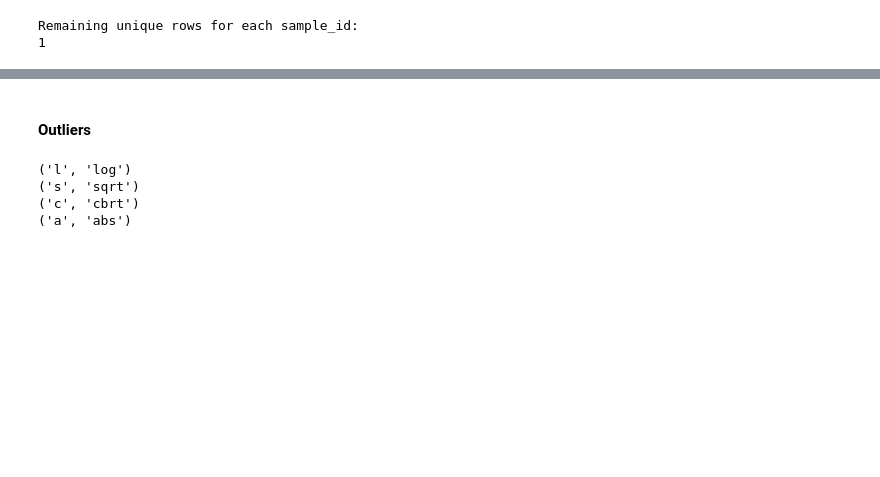
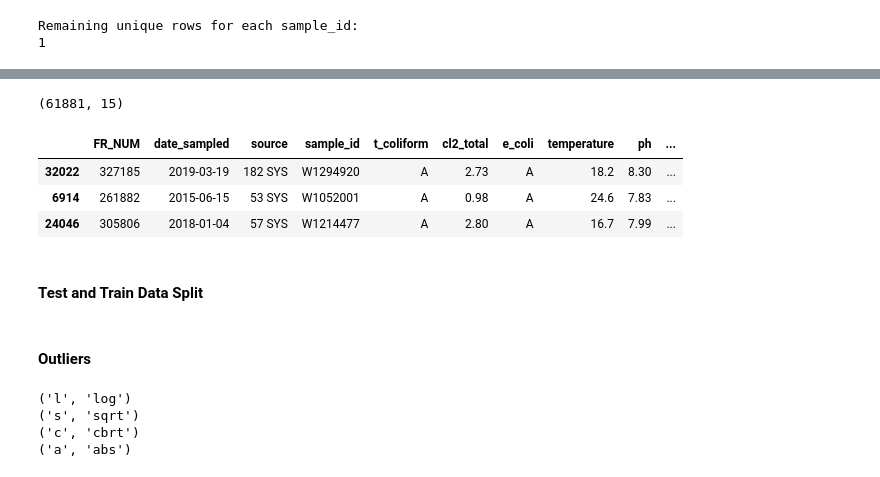
Before and after one commit to Oscar-Gil-Data/Monitoring-of-Indicator-Bacteria-in-Drinking-Water, a Jupyter notebook: Data SD - Monitoring of Indicator Bacteria in Drinking Water.ipynb, the cells around one changed output, grey strips where cells are left out. Drawn from its saved outputs; the diff is of its cells as text; code cells hidden in the pictures; blank space fills up the shorter version.

Commit message:
dummies, ph_ranges

```diff
--- a/Data SD - Monitoring of Indicator Bacteria in Drinking Water.ipynb
+++ b/Data SD - Monitoring of Indicator Bacteria in Drinking Water.ipynb
@@ -243,3 +282,11 @@ df.sort_values(['date_sampled', 'FR_NUM'], ascending=[True, True], inplace=True)
 # %%
 # reset index, drop original index
 df.reset_index(drop=True, inplace=True)
+# %%
+# ph ranges, as defined in data dictionary section
+df['ph_type'] = np.where(round(df.ph) == 7, 'ph_Neutral',
+                np.where(round(df.ph) < 7, 'ph_Acidity',
+                np.where(round(df.ph) > 7, 'ph_Basic', 'ph_Missing')))
+
+# validate ph ranges to values
+set(round(df.ph).astype(str) + ' - ' + df.ph_type)
@@ -245,0 +301,18 @@ df.reset_index(drop=True, inplace=True)
+# %%
+# ph_type dummies
+df = pd.concat([df,pd.get_dummies(df.ph_type)], axis=1)
+
+# t_coliform dummies
+df = pd.concat([df,pd.get_dummies(df.t_coliform)], axis=1)
+df.rename(columns={'A':'t_coliform_A', 'P':'t_coliform_P'}, inplace=True)
+
+print(df.shape)
+df.sample(3)
+# %% [output]
+(61881, 15)
+|  | FR_NUM | date_sampled | source | sample_id | t_coliform | cl2_total | e_coli | temperature | ph | ... |
+| 32022 | 327185 | 2019-03-19 | 182 SYS | W1294920 | A | 2.73 | A | 18.2 | 8.30 | ... |
+| 6914 | 261882 | 2015-06-15 | 53 SYS | W1052001 | A | 0.98 | A | 24.6 | 7.83 | ... |
+| 24046 | 305806 | 2018-01-04 | 57 SYS | W1214477 | A | 2.80 | A | 16.7 | 7.99 | ... |
+# %% [markdown]
+#### Test and Train Data Split
```
Also changed, not shown: parts of 16 cells of this notebook.
